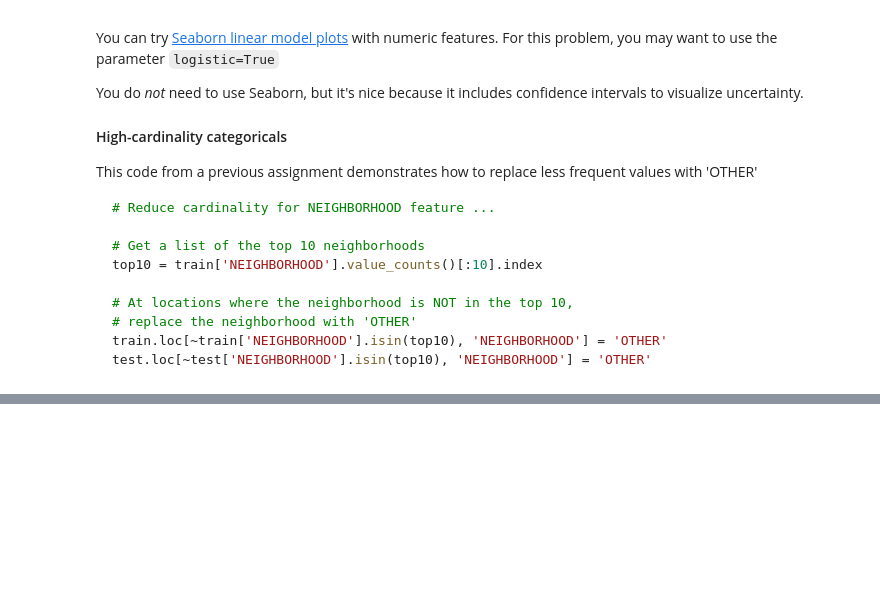
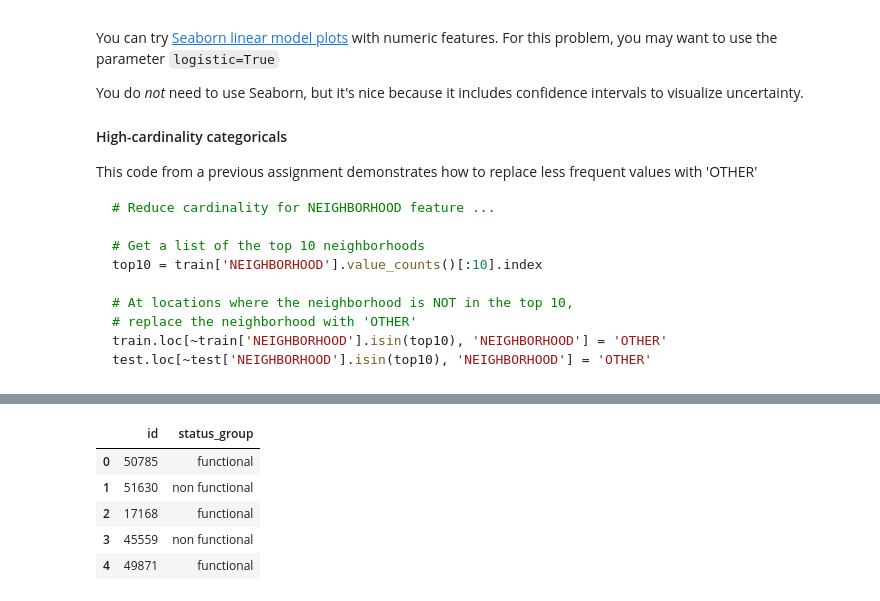
Before and after one commit to bloominstituteoftechnology/DS-Unit-2-Kaggle-Challenge, a Jupyter notebook: module1/assignment_kaggle_challenge_1.ipynb, the cells around one changed output, grey strips where cells are left out. Cells and saved outputs as stored; diff of their text form; code cells hidden in the pictures; blank space fills up the shorter version.

```diff
--- a/module1/assignment_kaggle_challenge_1.ipynb
+++ b/module1/assignment_kaggle_challenge_1.ipynb
@@ -102,0 +203,16 @@ train.shape, test.shape
+# %%
+# predict on test
+y_pred = pipeline.predict(X_test)
+# %%
+submission = sample_submission.copy()
+submission['status_group'] = y_pred
+submission.to_csv('submission-01.csv', index=False)
+# %%
+submission.head()
+# %% [output]
+|  | id | status_group |
+| 0 | 50785 | functional |
+| 1 | 51630 | non functional |
+| 2 | 17168 | functional |
+| 3 | 45559 | non functional |
+| 4 | 49871 | functional |
```
Also changed, not shown: parts of 11 cells of this notebook, 2 other files.
